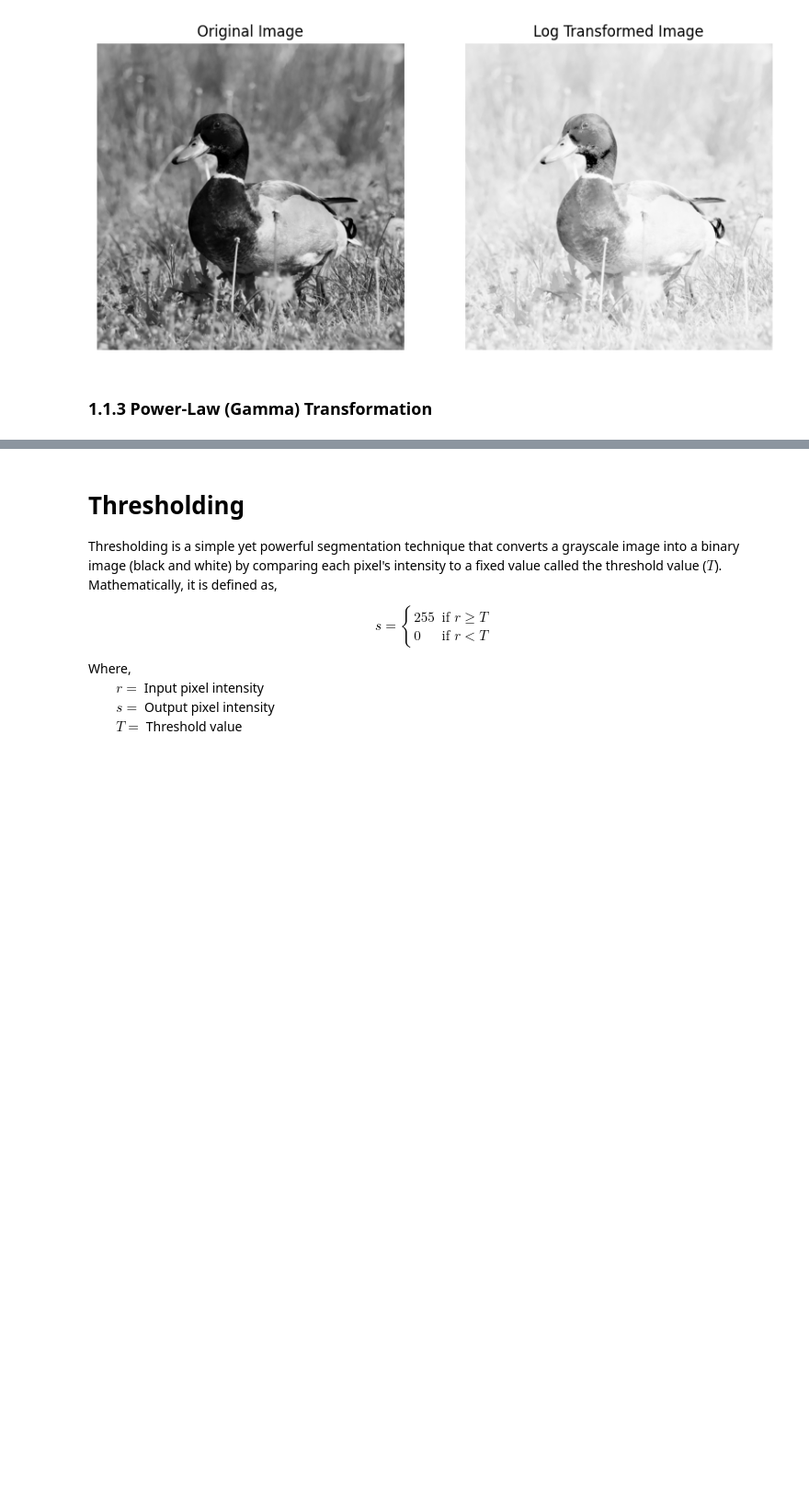
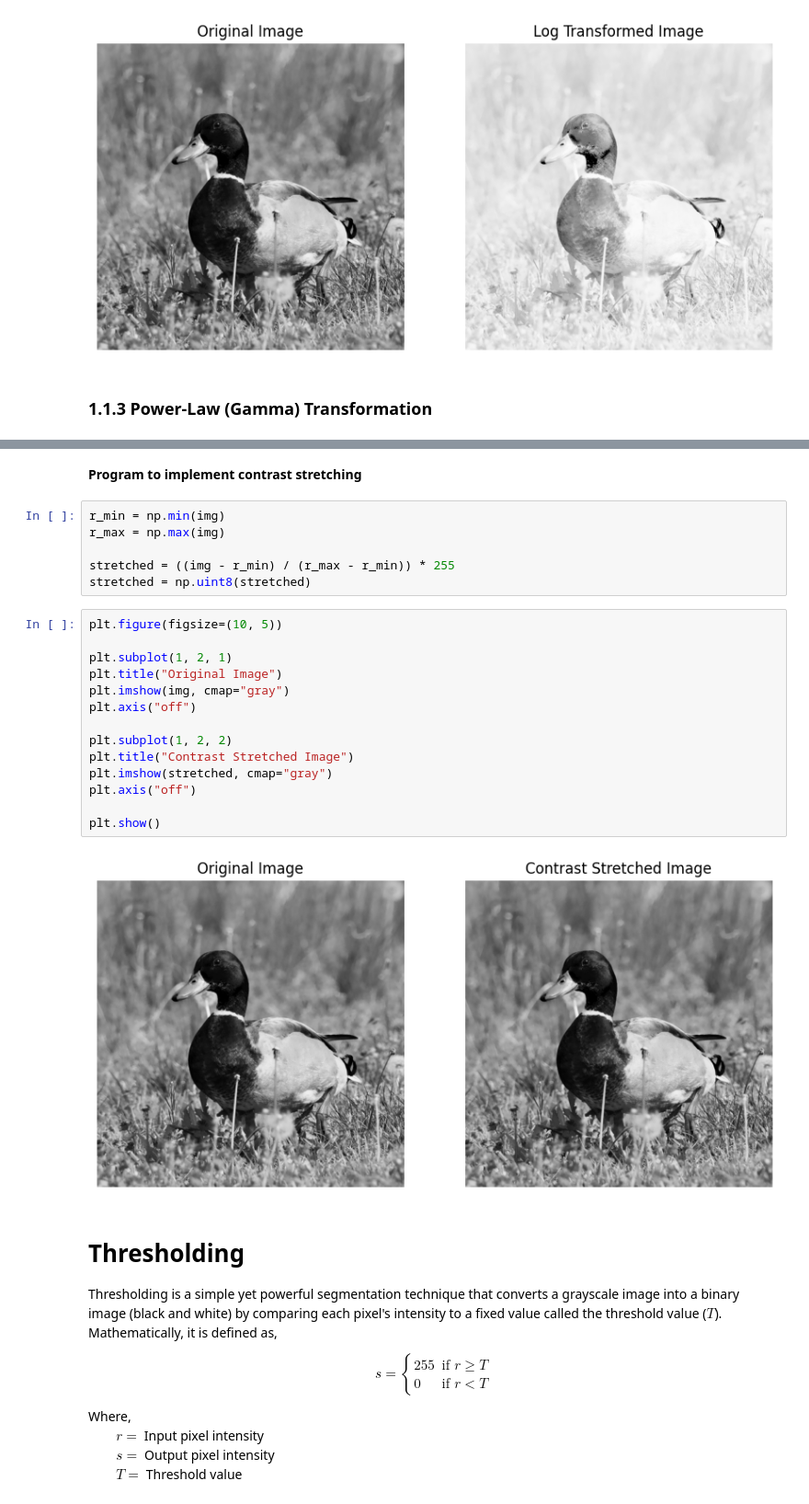
Before and after one commit to Pranish03/image-processing-opencv, a Jupyter notebook: 01_spatial_domain.ipynb, the cells around one changed output, grey strips where cells are left out. Shown at 92% size. Cells and saved outputs as stored; diff of their text form; blank space fills up the shorter version.

```diff
--- a/01_spatial_domain.ipynb
+++ b/01_spatial_domain.ipynb
@@ -139,3 +144,27 @@ plt.show()
+# %% [markdown]
+**Program to implement contrast stretching**
+# %%
+r_min = np.min(img)
+r_max = np.max(img)
+
+stretched = ((img - r_min) / (r_max - r_min)) * 255
+stretched = np.uint8(stretched)
+# %%
+plt.figure(figsize=(10, 5))
+
+plt.subplot(1, 2, 1)
+plt.title("Original Image")
+plt.imshow(img, cmap="gray")
+plt.axis("off")
+
+plt.subplot(1, 2, 2)
+plt.title("Contrast Stretched Image")
+plt.imshow(stretched, cmap="gray")
+plt.axis("off")
+
+plt.show()
+# %% [output]
+[figure, added]
 # %% [markdown]
 # **Thresholding**
 
```
Also changed, not shown: parts of 14 cells of this notebook.
